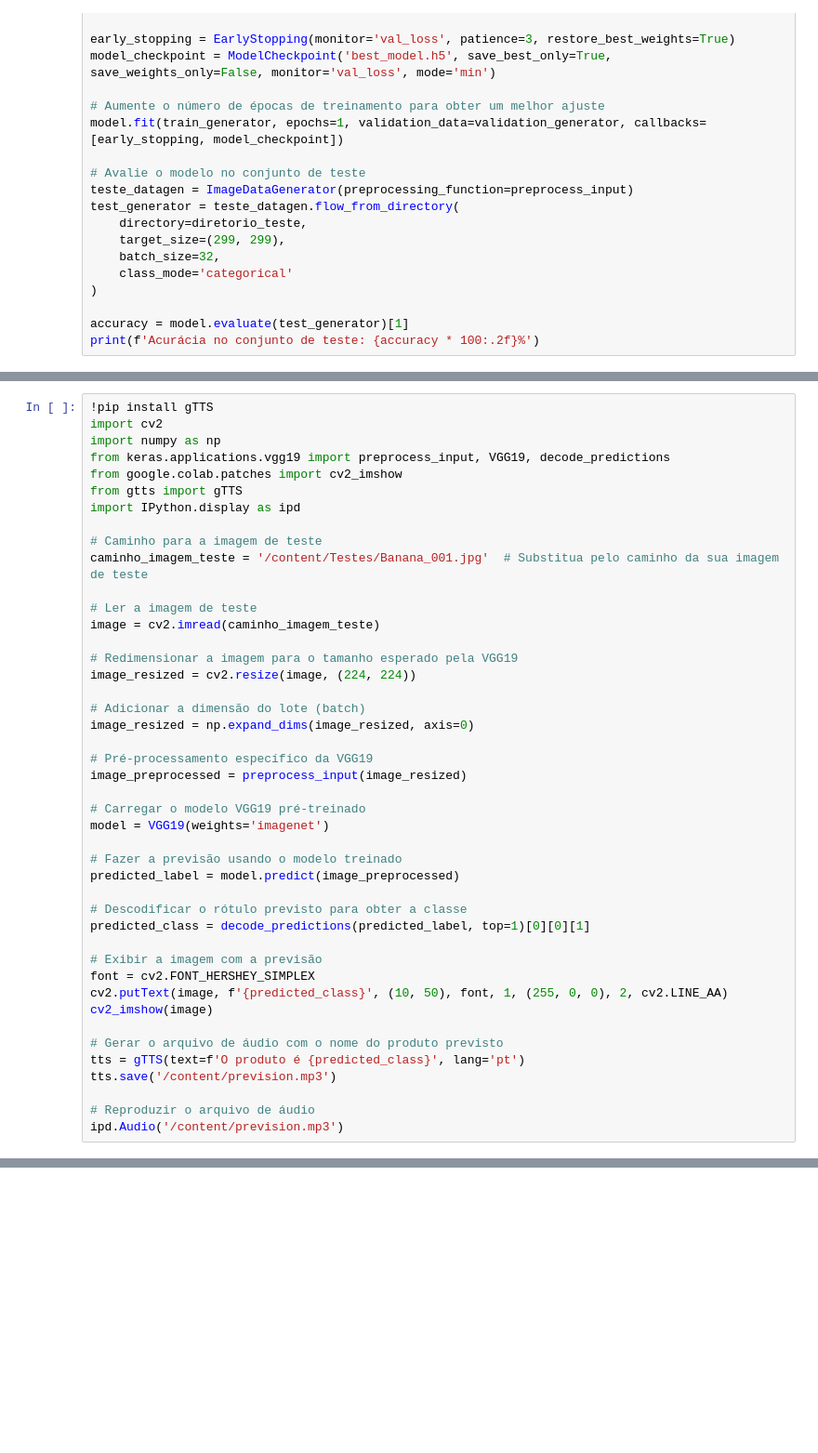
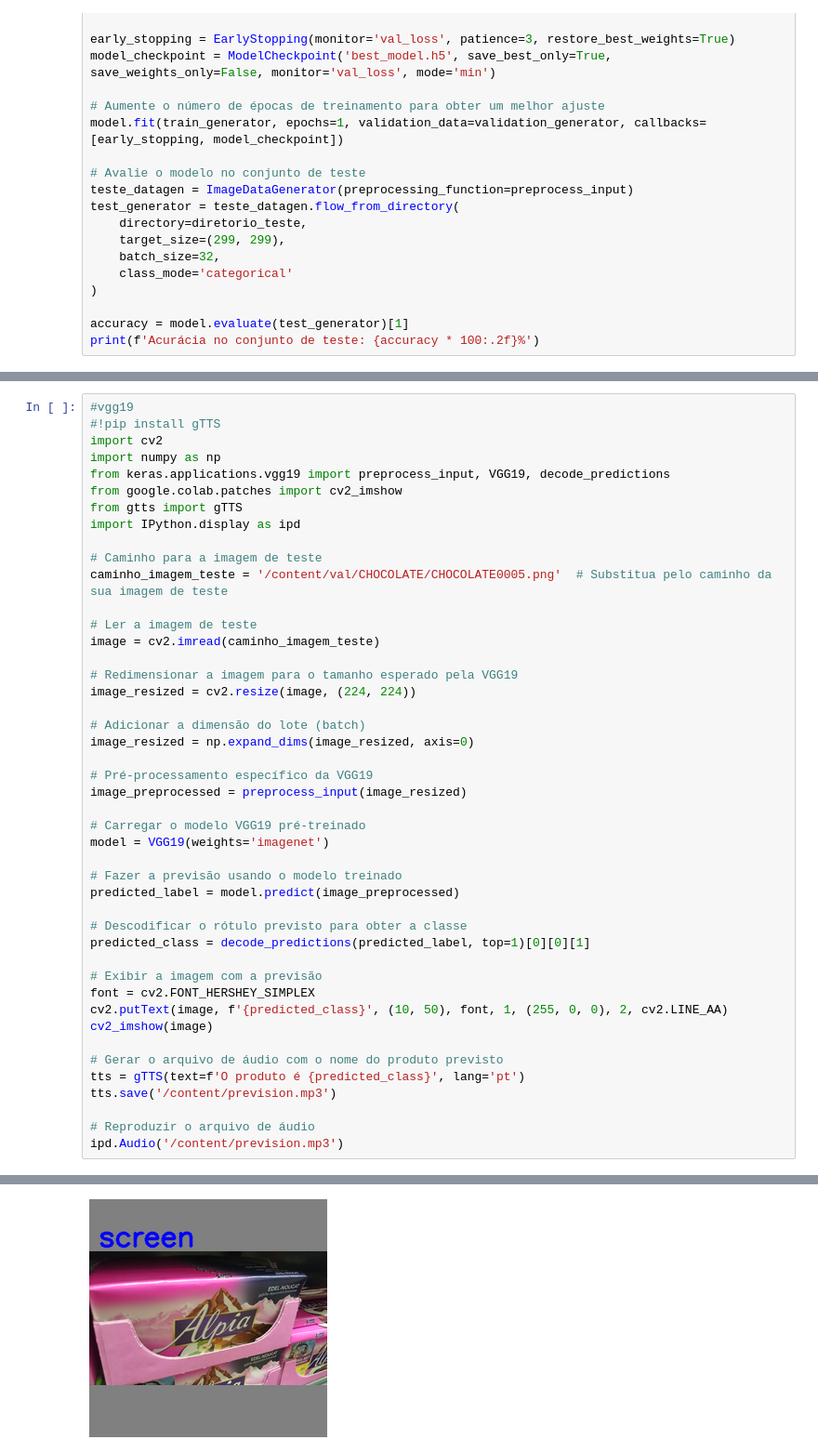
Before and after one commit to pscabral/IFMA_Softex, a Jupyter notebook: InceptionP1.ipynb, the cells around one changed output, grey strips where cells are left out. Shown at 93% size. Drawn from its saved outputs; the diff is of its cells as text; blank space fills up the shorter version.

```diff
--- a/InceptionP1.ipynb
+++ b/InceptionP1.ipynb
@@ -535,5 +544,6 @@ Epoch 4/10
 # %%
-!pip install gTTS
+#vgg19
+#!pip install gTTS
 import cv2
 import numpy as np
 from keras.applications.vgg19 import preprocess_input, VGG19, decode_predictions
@@ -542,7 +552,7 @@ from gtts import gTTS
 import IPython.display as ipd
 
 # Caminho para a imagem de teste
-caminho_imagem_teste = '/content/Testes/Banana_001.jpg'  # Substitua pelo caminho da sua imagem de teste
+caminho_imagem_teste = '/content/val/CHOCOLATE/CHOCOLATE0005.png'  # Substitua pelo caminho da sua imagem de teste
 
 # Ler a imagem de teste
 image = cv2.imread(caminho_imagem_teste)
@@ -576,3 +586,4 @@ tts.save('/content/prevision.mp3')
 
 # Reproduzir o arquivo de áudio
 ipd.Audio('/content/prevision.mp3')
+# %% [output]
@@ -578,0 +592 @@ ipd.Audio('/content/prevision.mp3')
+[figure, added]
```
Also changed, not shown: parts of 8 cells of this notebook.
